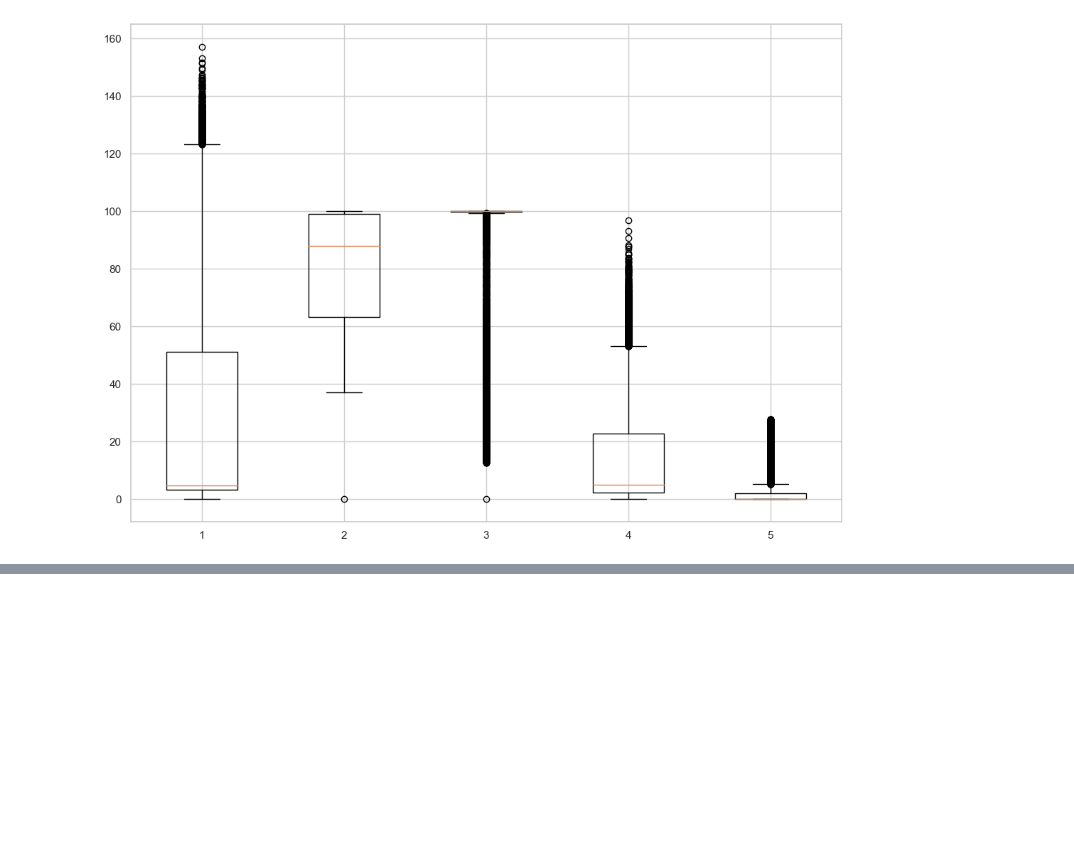
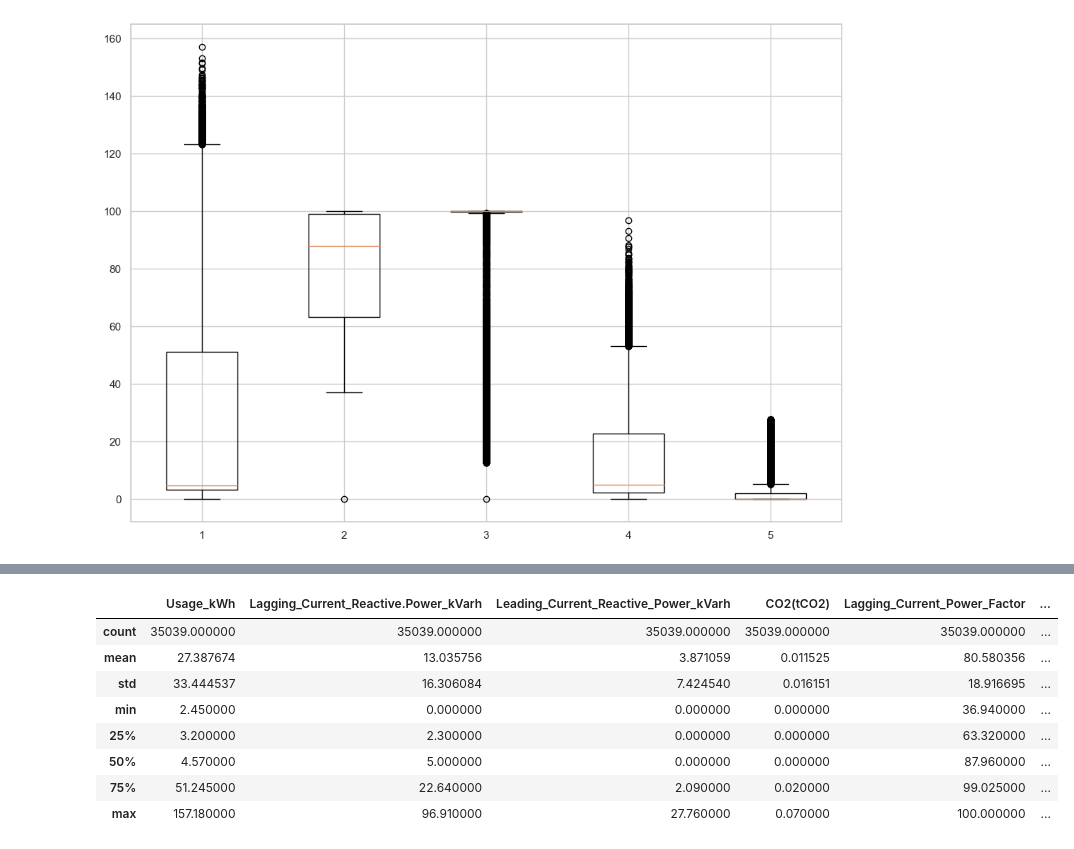
Before and after one commit to tea561/ML, a Jupyter notebook: Projekat1/proj1.ipynb, the cells around one changed output, grey strips where cells are left out. Cells and saved outputs as stored; diff of their text form; code cells hidden in the pictures; blank space fills up the shorter version.

```diff
--- a/Projekat1/proj1.ipynb
+++ b/Projekat1/proj1.ipynb
@@ -236,0 +374,14 @@ ax.boxplot([data['Usage_kWh'], data['Lagging_Current_Power_Factor'], data['Leadi
+# %%
+data = data[data['Usage_kWh'] != 0]
+
+data.describe()
+# %% [output]
+|  | Usage_kWh | Lagging_Current_Reactive.Power_kVarh | Leading_Current_Reactive_Power_kVarh | CO2(tCO2) | Lagging_Current_Power_Factor | ... |
+| count | 35039.000000 | 35039.000000 | 35039.000000 | 35039.000000 | 35039.000000 | ... |
+| mean | 27.387674 | 13.035756 | 3.871059 | 0.011525 | 80.580356 | ... |
+| std | 33.444537 | 16.306084 | 7.424540 | 0.016151 | 18.916695 | ... |
+| min | 2.450000 | 0.000000 | 0.000000 | 0.000000 | 36.940000 | ... |
+| 25% | 3.200000 | 2.300000 | 0.000000 | 0.000000 | 63.320000 | ... |
+| 50% | 4.570000 | 5.000000 | 0.000000 | 0.000000 | 87.960000 | ... |
+| 75% | 51.245000 | 22.640000 | 2.090000 | 0.020000 | 99.025000 | ... |
+| max | 157.180000 | 96.910000 | 27.760000 | 0.070000 | 100.000000 | ... |
```
Also changed, not shown: parts of 15 cells of this notebook.
